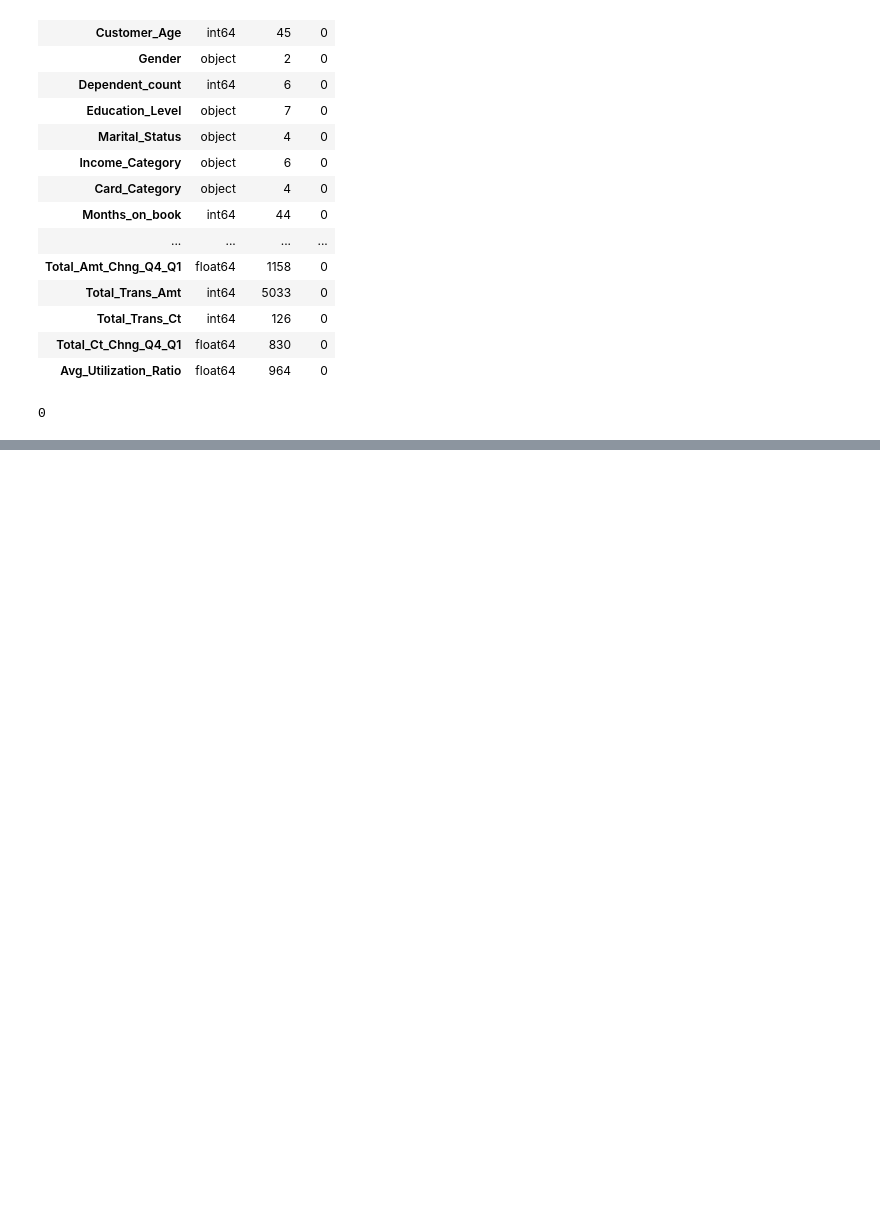
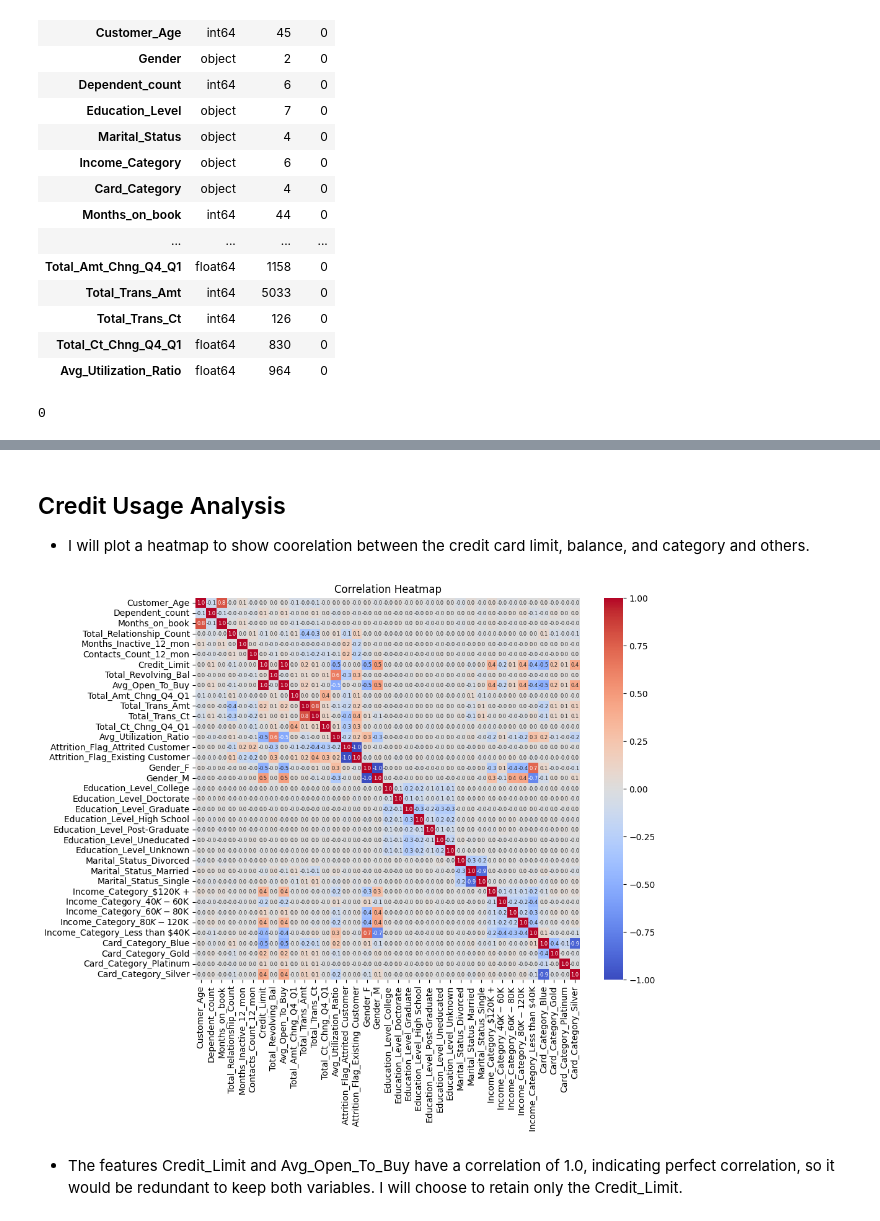
Before and after one commit to Anshv99/Credit_Card_Customer_Analysis, a Jupyter notebook: Main.ipynb, the cells around one changed output, grey strips where cells are left out. Drawn from its saved outputs; the diff is of its cells as text; code cells hidden in the pictures; blank space fills up the shorter version.

```diff
--- a/Main.ipynb
+++ b/Main.ipynb
@@ -108,0 +190,15 @@ df = df.drop(columns=['CLIENTNUM'])
+# %% [markdown]
+## Credit Usage Analysis
+- I will plot a heatmap to show coorelation between the credit card limit, balance, and category and others.
+# %%
+df_dummies = pd.get_dummies(df)
+
+# Plot Correlation Heatmap
+plt.figure(figsize=(10, 8))
+sns.heatmap(df_dummies.corr(), annot=True, cmap="coolwarm", fmt=".1f", annot_kws={"size": 6})
+plt.title("Correlation Heatmap")
+plt.show()
+# %% [output]
+[figure, added]
+# %% [markdown]
+- The features Credit_Limit and Avg_Open_To_Buy have a correlation of 1.0, indicating perfect correlation, so it would be redundant to keep both variables. I will choose to retain only the Credit_Limit.
```
Also changed, not shown: parts of 15 cells of this notebook.
